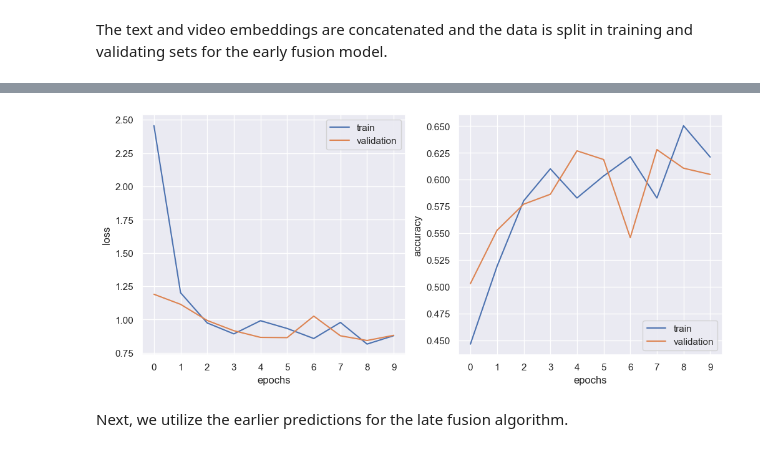
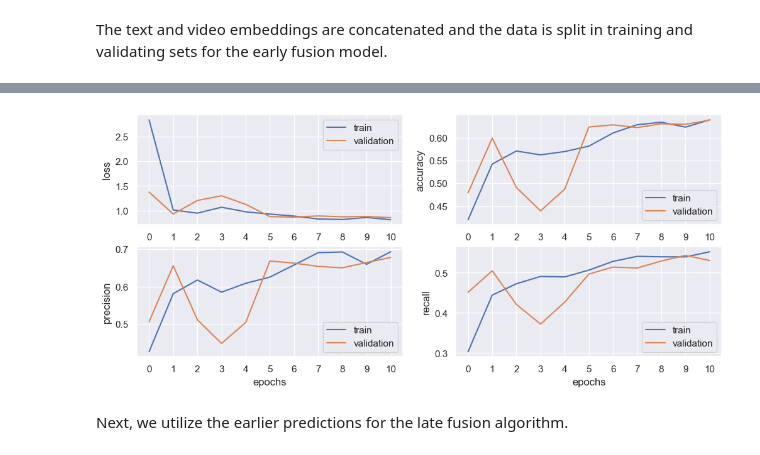
Before and after one commit to isevr/MSc_Thesis, a Jupyter notebook: Fusion Models.ipynb, the cells around one changed output, grey strips where cells are left out. Saved outputs shown, nothing was run; the diff lists cells and outputs as text; code cells hidden in the pictures.

```diff
--- a/Fusion Models.ipynb
+++ b/Fusion Models.ipynb
@@ -248,5 +256,5 @@ for video in [value for value in one_face_videos.values() if value != None and n
 vid_train = np.array(vid_train_data)[:split_size]
 vid_val = np.array(vid_train_data)[split_size:]
 # %%
-history_vid_pred = vid_pred_model.fit(vid_train,labels_train,epochs=5, validation_data=(vid_val,labels_val), batch_size=32)
+history_vid_pred = vid_pred_model.fit(vid_train,labels_train,epochs=10, validation_data=(vid_val,labels_val), batch_size=32, callbacks=[early_stopping_callback])
 # %% [output]
@@ -458,9 +479,8 @@ fusion_model.add(Dense(128, activation='relu'))
 fusion_model.add(Dense(64, activation='relu'))
 fusion_model.add(Dense(len(emotions), activation='softmax'))
 
-fusion_model.compile(optimizer=optimizer, loss=loss, metrics=metrics)
+fusion_model.compile(optimizer='adam', loss=loss, metrics=metrics)
 
-fusion_model_history = fusion_model.fit(fusion_train,labels_train,epochs=20, validation_data=(fusion_val,labels_val),
-                                        batch_size=batch_size, callbacks=[early_stopping_callback])
+fusion_model_history = fusion_model.fit(fusion_train,labels_train,epochs=20, validation_data=(fusion_val,labels_val), batch_size=batch_size, callbacks=[early_stopping_callback])
 # %% [output]
 Epoch 1/20
@@ -483,24 +503,41 @@ Epoch 16: early stopping
 # %%
 plt.figure(figsize=(12,5))
-plt.subplot(1,2,1)
-plt.plot(fusion_model_history.history['loss'][:10])
-plt.plot(fusion_model_history.history['val_loss'][:10])
-plt.xticks([i for i in range(0,10)])
+plt.subplot(2,2,1)
+plt.plot(fusion_model_history.history['loss'][:11])
+plt.plot(fusion_model_history.history['val_loss'][:11])
+plt.xticks([i for i in range(0,11)])
 plt.xlabel('epochs')
 plt.ylabel('loss')
 plt.legend(['train','validation'],loc='upper right')
 
-plt.subplot(1,2,2)
-plt.plot(fusion_model_history.history['accuracy'][:10])
-plt.plot(fusion_model_history.history['val_accuracy'][:10])
+plt.subplot(2,2,2)
+plt.plot(fusion_model_history.history['accuracy'][:11])
+plt.plot(fusion_model_history.history['val_accuracy'][:11])
 plt.xlabel('epochs')
 plt.ylabel('accuracy')
 plt.legend(['train','validation'],loc='lower right')
-plt.xticks([i for i in range(0,10)])
+plt.xticks([i for i in range(0,11)])
+
+plt.subplot(2,2,3)
+plt.plot(fusion_model_history.history['precision'][:11])
+plt.plot(fusion_model_history.history['val_precision'][:11])
+plt.xlabel('epochs')
+plt.ylabel('precision')
+plt.legend(['train','validation'],loc='lower right')
+plt.xticks([i for i in range(0,11)])
+
+plt.subplot(2,2,4)
+plt.plot(fusion_model_history.history['recall'][:11])
+plt.plot(fusion_model_history.history['val_recall'][:11])
+plt.xlabel('epochs')
+plt.ylabel('recall')
+plt.legend(['train','validation'],loc='lower right')
+plt.xticks([i for i in range(0,11)])
+
 
 plt.show()
 # %% [output]
-[figure, old version]
+[figure, new version]
 # %% [markdown]
 Next, we utilize the earlier predictions for the late fusion algorithm.
 # %%
```
Also changed, not shown: parts of 32 cells of this notebook.
